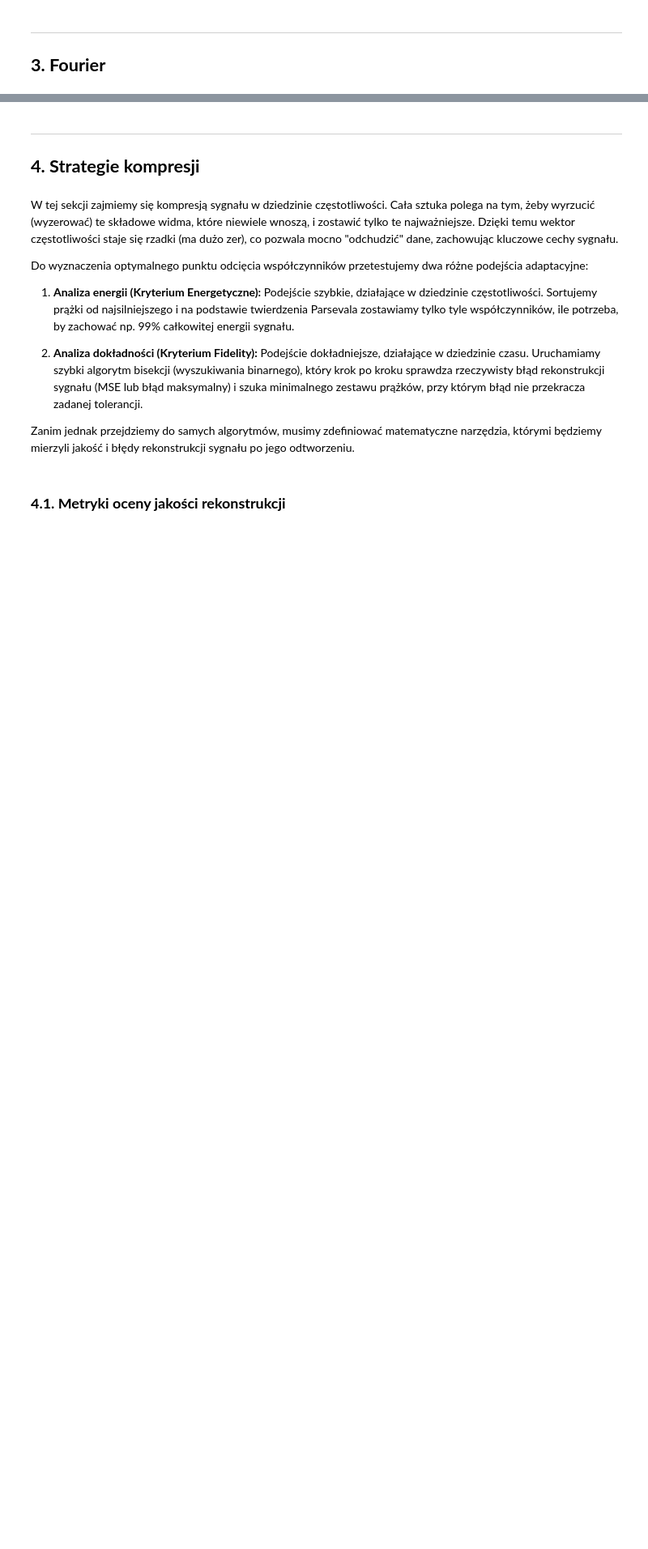
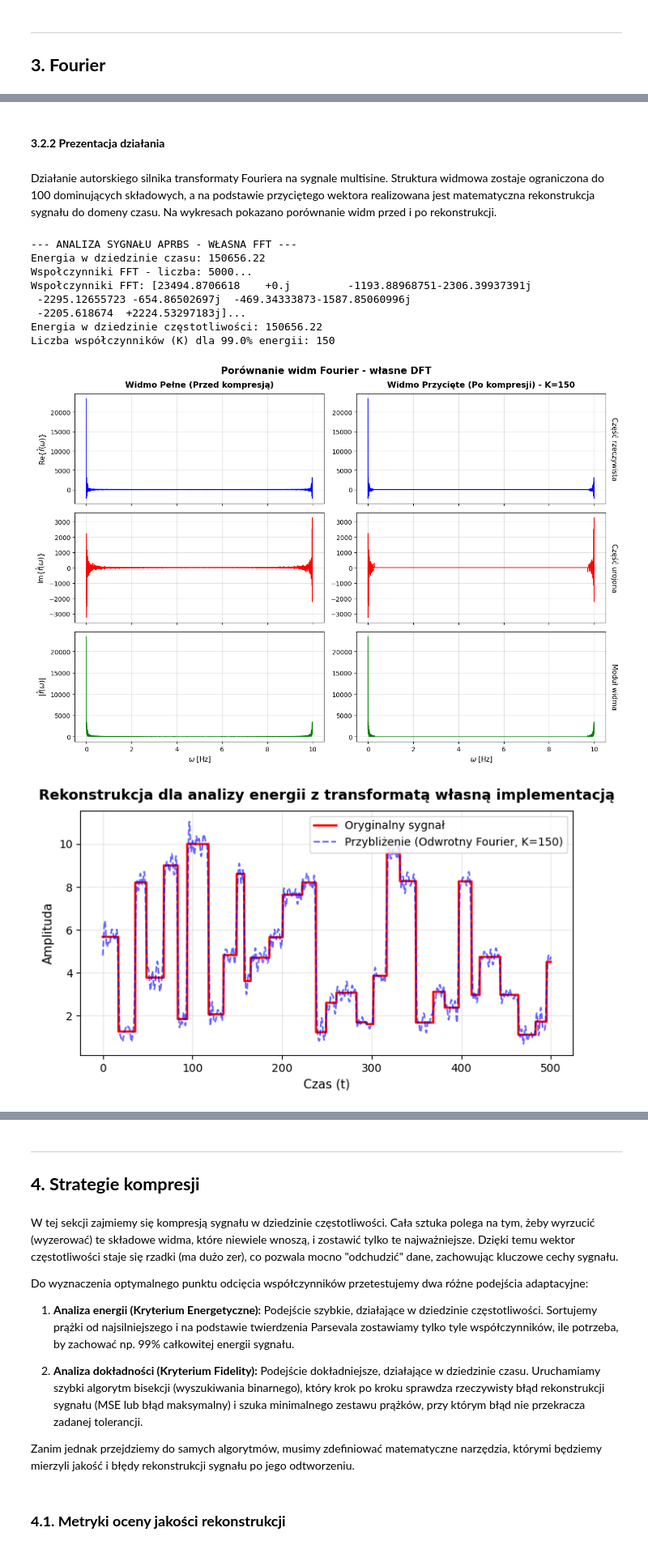
Before and after one commit to grzesiex22/Signals_1D_compression, a Jupyter notebook: main.ipynb, the cells around one changed output, grey strips where cells are left out. Shown at 81% size. Saved outputs shown, nothing was run; the diff lists cells and outputs as text; code cells hidden in the pictures; blank space fills up the shorter version.

Commit message:
Dodano rozdział 3 Transformata Fouriera - Omówienie. 1 Draft

```diff
--- a/main.ipynb
+++ b/main.ipynb
@@ -153,0 +288,54 @@ kod do uruchomienia
+# %% [markdown]
+#### **3.2.2 Prezentacja działania**
+# %% [markdown]
+Działanie autorskiego silnika transformaty Fouriera na sygnale multisine. Struktura widmowa zostaje ograniczona do 100 dominujących składowych, a na podstawie przyciętego wektora realizowana jest matematyczna rekonstrukcja sygnału do domeny czasu. Na wykresach pokazano porównanie widm przed i po rekonstrukcji.
+# %%
+from DatasetCreator import DatasetCreator
+from Plotter import Plotter
+from Fourier import DiscreteFourier
+from EnergyAnalyzer import EnergyAnalyzer
+
+creator = DatasetCreator(t_span=[0, 500], dt=0.1, amp_range=(1, 10), noise_level=0.0)
+dataset = creator.create_dataset(n_aprbs=10, n_multisine=10, n_noise=10)
+
+energy_threshold = 0.99  # Procent energii do zachowania (np. 0.999 dla 99.9%)
+signal_type = 'aprbs'  # Wybierz kategorię sygnału: 'aprbs', 'multisine', 'noise'
+
+# Analiza energii dla WŁASNEGO FFT
+print("\n--- ANALIZA SYGNAŁU " + signal_type.upper() + " - WŁASNA FFT ---")# Pobieramy pierwszy sygnał z listy
+signal = dataset[signal_type][0]
+
+e_time = EnergyAnalyzer.calculate_total_energy(signal.y)
+print(f"Energia w dziedzinie czasu: {e_time:.2f}")
+
+omega_vec, f_omega_vec = DiscreteFourier.transform(signal.t, signal.y)
+
+results_dsc = EnergyAnalyzer.analyze_energy_distribution(f_omega_vec, N=len(signal.y), threshold=energy_threshold)
+print(f"Wspołczynniki FFT - liczba: {len(f_omega_vec)}...")  # Pokazujemy tylko pierwsze 5 współczynników
+print(f"Wspołczynniki FFT: {f_omega_vec[:5]}...")  # Pokazujemy tylko pierwsze 5 współczynników
+print(f"Energia w dziedzinie częstotliwości: {results_dsc['total_energy_freq']:.2f}")
+print(f"Liczba współczynników (K) dla {energy_threshold*100}% energii: {results_dsc['k_threshold']}")
+
+f_trimmed = DiscreteFourier.trim_spectrum(f_omega_vec=f_omega_vec, k=results_dsc['k_threshold'])
+y_reconstructed = DiscreteFourier.inverse_transform(f_trimmed)
+
+Plotter.plot_fourier_comparison_widma(omega_vec, f_omega_vec, f_trimmed, K=results_dsc['k_threshold'], title="Porównanie widm Fourier - własne DFT")
+
+Plotter.plot_fourier_comparison(
+    signal.t,
+    signal.y,
+    y_reconstructed,
+    K=results_dsc['k_threshold'],
+    title=f"Rekonstrukcja dla analizy energii z transformatą własną implementacją"
+)
+# %% [output]
+--- ANALIZA SYGNAŁU APRBS - WŁASNA FFT ---
+Energia w dziedzinie czasu: 150656.22
+Wspołczynniki FFT - liczba: 5000...
+Wspołczynniki FFT: [23494.8706618    +0.j         -1193.88968751-2306.39937391j
+ -2295.12655723 -654.86502697j  -469.34333873-1587.85060996j
+ -2205.618674  +2224.53297183j]...
+Energia w dziedzinie częstotliwości: 150656.22
+Liczba współczynników (K) dla 99.0% energii: 150
+[figure, added]
+[figure, added]
```
Also changed, not shown: parts of 23 cells of this notebook.
